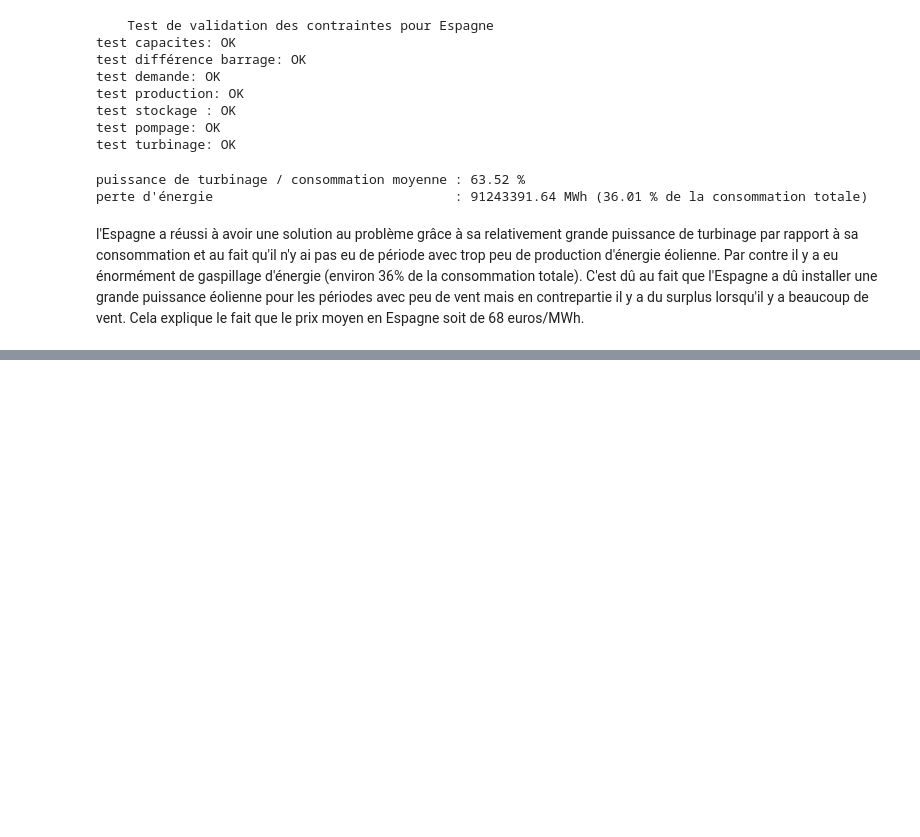
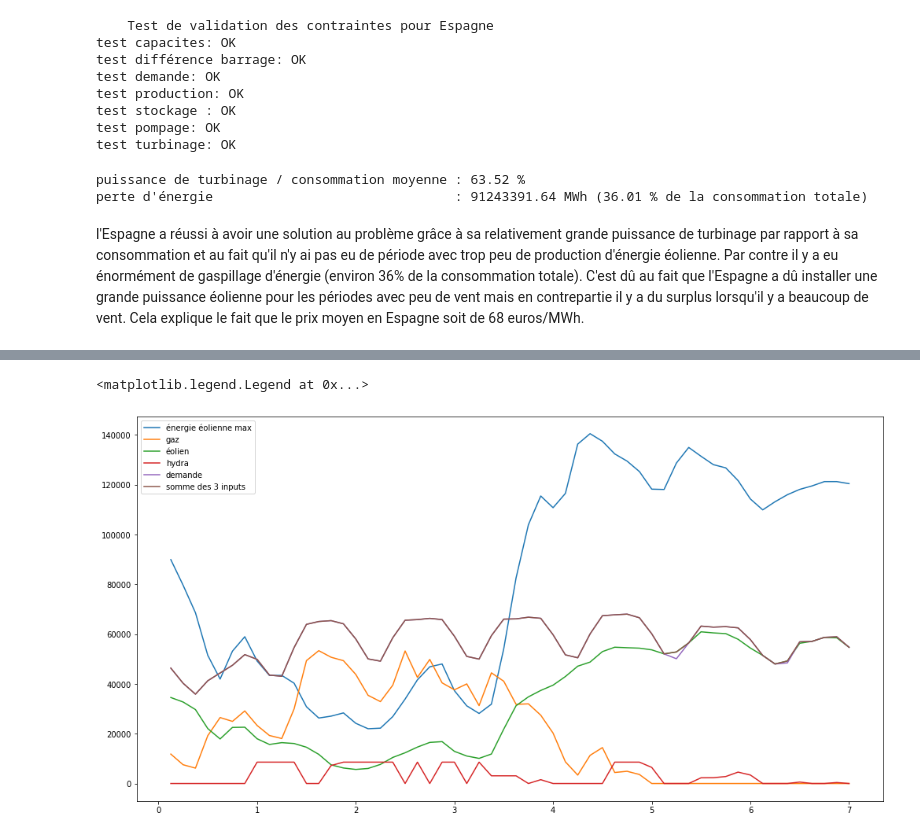
Before and after one commit to Zepp176/Projet_optimisation, a Jupyter notebook: projet_partie2.ipynb, the cells around one changed output, grey strips where cells are left out. Cells and saved outputs as stored; diff of their text form; code cells hidden in the pictures; blank space fills up the shorter version.

```diff
--- a/projet_partie2.ipynb
+++ b/projet_partie2.ipynb
@@ -875,7 +881,7 @@ for i, pays in enumerate(liste_pays):
     g_fonct = CyLPArray(cout_fonct_gaz*np.ones(N//T))
 
 
-    model.objective =  C * X +  g_fonct*G  + G_inst * (cout_amorti_gaz * N / 8760)
+    model.objective =  C * X +  g_fonct*G  + (cout_amorti_gaz * N/(8760*T))*G_inst
 
 
     s = CyClpSimplex(model)
@@ -889,10 +895,6 @@ for i, pays in enumerate(liste_pays):
         print('prix par MWh:', s.objectiveValue/D.sum())
     print()
 
-    for i in range(N//T):
-        if (s.primalVariableSolution['G'])[i]  - 1e-5 > s.primalVariableSolution['G_inst']:
-            print("loser")
-
     solB_pays.append(s.primalVariableSolution['B'])
     solX_pays.append(s.primalVariableSolution['X'])
     solHm_pays.append(s.primalVariableSolution['H_m'])
@@ -926,10 +931,17 @@ prix par MWh: 29.135546477017677
 # %%
 i = liste_pays.index('Allemagne')
 
 plt.figure(figsize=(17,9))
-plt.plot(solG_pays[i])
-plt.plot(solE_pays[i])
-plt.plot(solHd_pays[i])
-plt.plot(D_pays[i], '--')
-plt.plot(solG_pays[i]+solE_pays[i]+solHd_pays[i])
-plt.legend(['gaz', 'éolien', 'hydra', 'demande', 'somme des 3 inputs'])
+X = np.arange(T,7*24+T,T)
+a = int(7*24//3)
+
+plt.plot(X/24,(R_pays[i]@capa_pays[i])[:a]/T)
+plt.plot(X/24,solG_pays[i][:a]/T)
+plt.plot(X/24,solE_pays[i][:a]/T)
+plt.plot(X/24,solHd_pays[i][:a]/T)
+plt.plot(X/24,D_pays[i][:a]/T)
+plt.plot(X/24,solG_pays[i][:a]/T+solE_pays[i][:a]/T+solHd_pays[i][:a]/T)
+plt.legend(['énergie éolienne max','gaz', 'éolien', 'hydra', 'demande', 'somme des 3 inputs'])
+# %% [output]
+<matplotlib.legend.Legend at 0x...>
+[figure, added]
```
Also changed, not shown: parts of 7 cells of this notebook.
